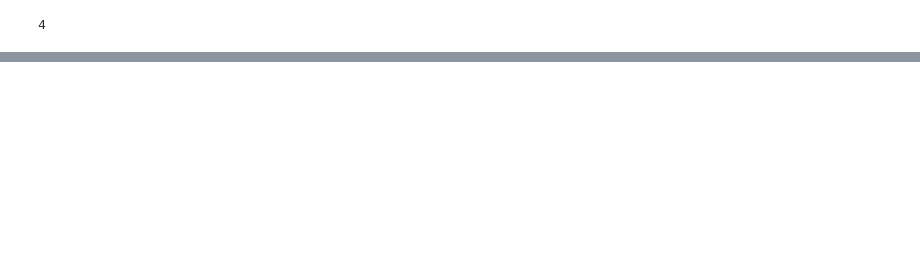
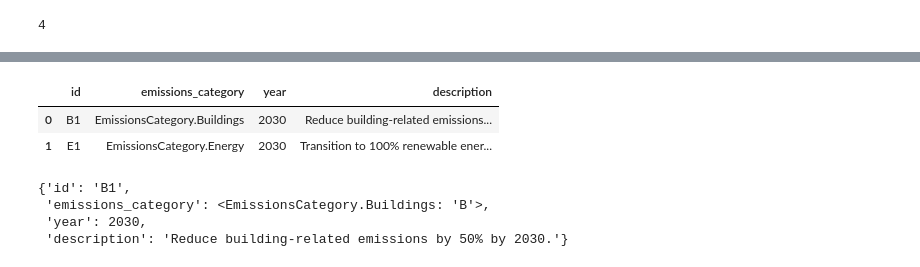
Before and after one commit to ahasha/llm_cap_research, a Jupyter notebook: notebooks/langchain_tutorial.ipynb, the cells around one changed output, grey strips where cells are left out. Saved outputs shown, nothing was run; the diff lists cells and outputs as text; code cells hidden in the pictures; blank space fills up the shorter version.

```diff
--- a/notebooks/langchain_tutorial.ipynb
+++ b/notebooks/langchain_tutorial.ipynb
@@ -96,9 +96,9 @@ class Goal(BaseModel):
 
     Goals are broad, quantifiable outcomes necessary to meet emissions targets and resilience goals.
     """
-    id: str = Field(description="Unique Identifier.  First category should be emissions_category letter.")
+    id: str = Field(description="Unique Identifier.  If a Goal ID is given in the text, use this.  Otherwise, the first letter should be emissions_category letter.")
     emissions_category: EmissionsCategory = Field(description="The category of emissions the goal is associated with")
-    year: Optional[int] = Field(default=None, description="The year of the goal", ge=2024, le=2050)
+    year: Optional[int] = Field(default=None, description="The year by which the goal should be achieved.", ge=2024, le=2050)
     description: str = Field(default=None, description="A description of the goal which should include a specific, measurable, and quantifiable outcome")
 
 
@@ -106,9 +106,11 @@ class Strategy(BaseModel):
     """Information about a strategic planning Strategy.
 
     Strategies define general approaches to make progress toward goals.
-    They should be specific, but not necessarily quantifiable
+    They should be specific, but ned not necessarily be quantifiable.
+    They are frequently explicitly labeled as a "Strategy" in the text.
+    However, they are often described as "goals" with no associated quantifiable outcome.
     """
-    id: str = Field(description="Unique Identifier.  First category should be emissions_category letter.")
+    id: str = Field(description="Unique Identifier.  If a Strategy ID is given in the text, use this.  Otherwise, the first letter should be emissions_category letter.")
     emissions_category: EmissionsCategory = Field(description="The category of emissions the strategy is associated with")
     related_goals: List[str] = Field(description="A list of goal ids that this strategy is related to")
     description: str = Field(default=None, description="A description of the strategy")
@@ -116,11 +118,11 @@ class Strategy(BaseModel):
 class Action(BaseModel):
     """Information about a strategic planning Action.
 
-    Actions are specific, time-bound steps to implement strategies
+    Actions are specific, time-bound steps to implement strategies.
     """
     id: str = Field(description="Unique Identifier.  First category should be emissions_category letter.")
     emissions_category: EmissionsCategory = Field(description="The category of emissions the strategy is associated with")
-    owner: Optional[str] = Field(default=None, description="The organization or individual responsible for the action, if known")
+    owner: Optional[str] = Field(default=None, description="The organization or individuals responsible for the action, if known")
     related_stragegies: List[str] = Field(description="A list of strategy ids that this strategy is related to")
     description: str = Field(default=None, description="A description of the action")
 
@@ -129,4 +131,13 @@ class Results(BaseModel):
     goals: List[Goal]
     strategies: List[Strategy]
     actions: List[Action]
+
+import pandas as pd
+
+def results_to_dataframes(results):
+    goals_df = pd.DataFrame(results.goals)
+    strategies_df = pd.DataFrame(results.strategies)
+    actions_df = pd.DataFrame(results.actions)
+
+    return goals_df, strategies_df, actions_df
 # %%
@@ -303,0 +472,29 @@ len(docs)
+# %%
+goals = [
+    Goal(
+        id="B1",
+        emissions_category=EmissionsCategory.Buildings,
+        year=2030,
+        description="Reduce building-related emissions by 50% by 2030."
+    ),
+    Goal(
+        id="E1",
+        emissions_category=EmissionsCategory.Energy,
+        year=2030,
+        description="Transition to 100% renewable energy by 2030."
+    ),
+]
+# %%
+import pandas as pd
+pd.DataFrame([g.dict() for g in goals])
+# %% [output]
+|  | id | emissions_category | year | description |
+| 0 | B1 | EmissionsCategory.Buildings | 2030 | Reduce building-related emissions... |
+| 1 | E1 | EmissionsCategory.Energy | 2030 | Transition to 100% renewable ener... |
+# %%
+goals[0].dict()
+# %% [output]
+{'id': 'B1',
+ 'emissions_category': <EmissionsCategory.Buildings: 'B'>,
+ 'year': 2030,
+ 'description': 'Reduce building-related emissions by 50% by 2030.'}
```
Also changed, not shown: parts of 27 cells of this notebook, 2 other files.
